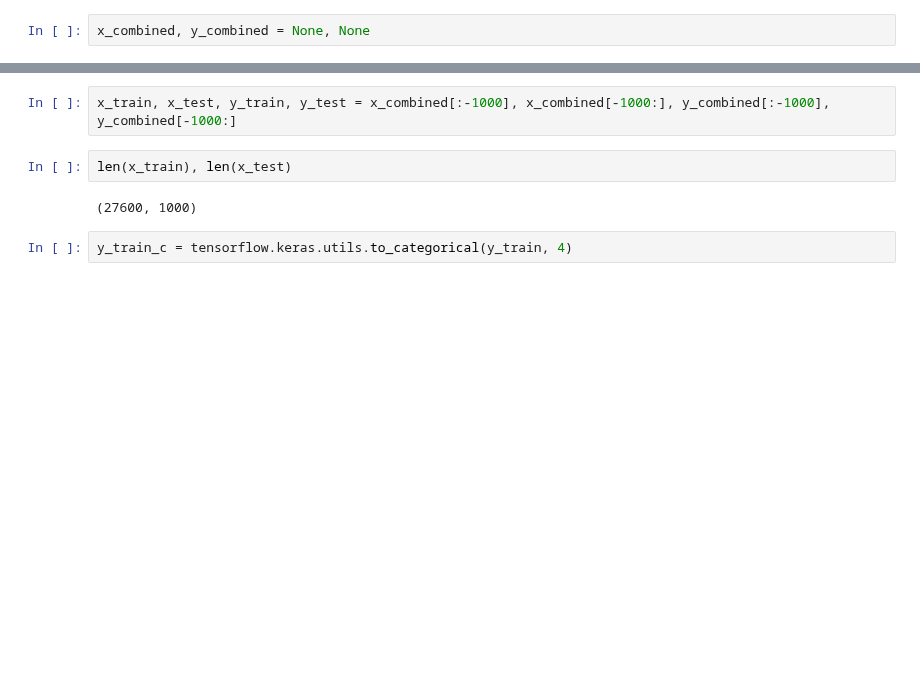
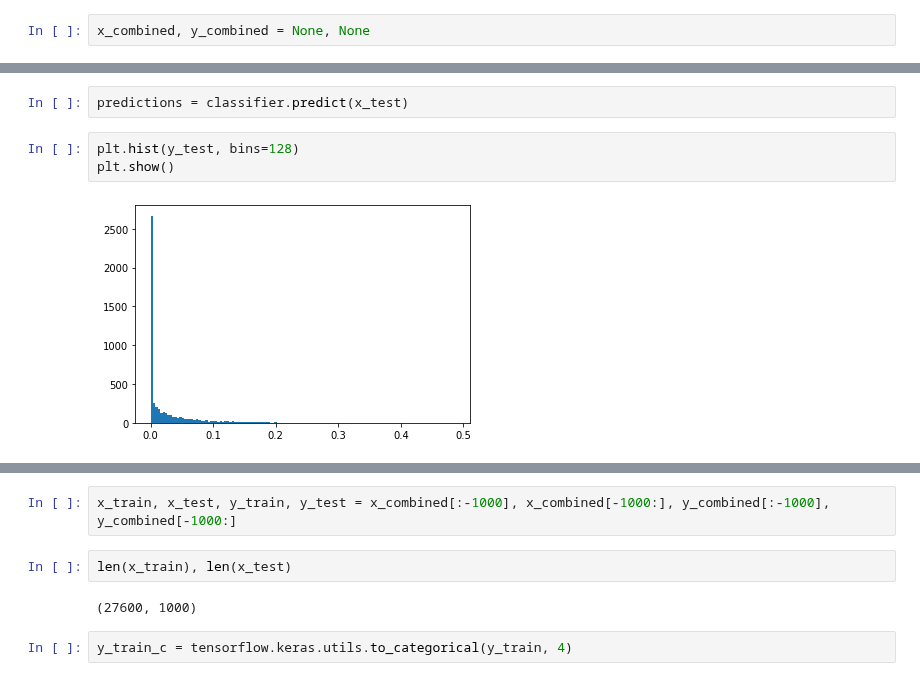
Before and after one commit to leonore/deep-learning-for-immune-cells, a Jupyter notebook: src/cell_classifier.ipynb, the cells around one changed output, grey strips where cells are left out. Drawn from its saved outputs; the diff is of its cells as text; blank space fills up the shorter version.

Commit message:
regression model for predicting overlap values (colab)

```diff
--- a/src/cell_classifier.ipynb
+++ b/src/cell_classifier.ipynb
@@ -292,0 +361,7 @@ plot_range(x_combined, rn=5739)
+# %%
+predictions = classifier.predict(x_test)
+# %%
+plt.hist(y_test, bins=128)
+plt.show()
+# %% [output]
+[figure, added]
```
Also changed, not shown: parts of 34 cells of this notebook.
